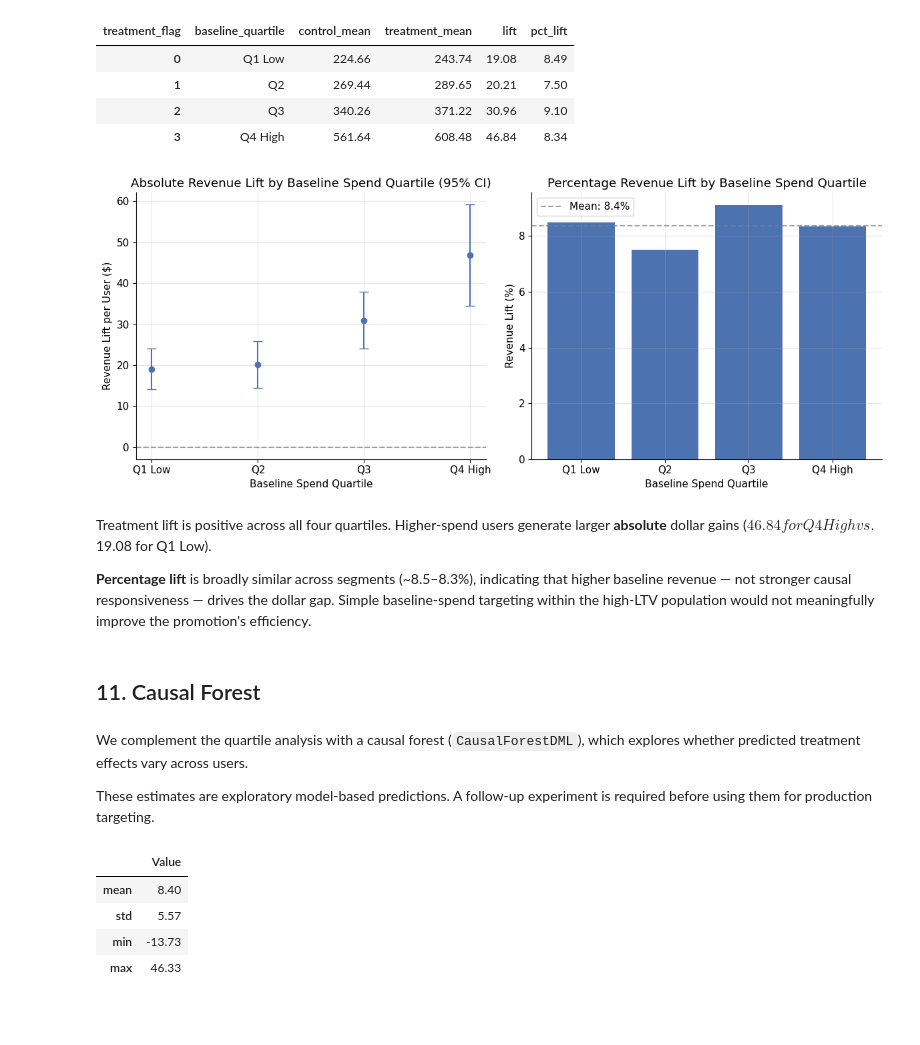
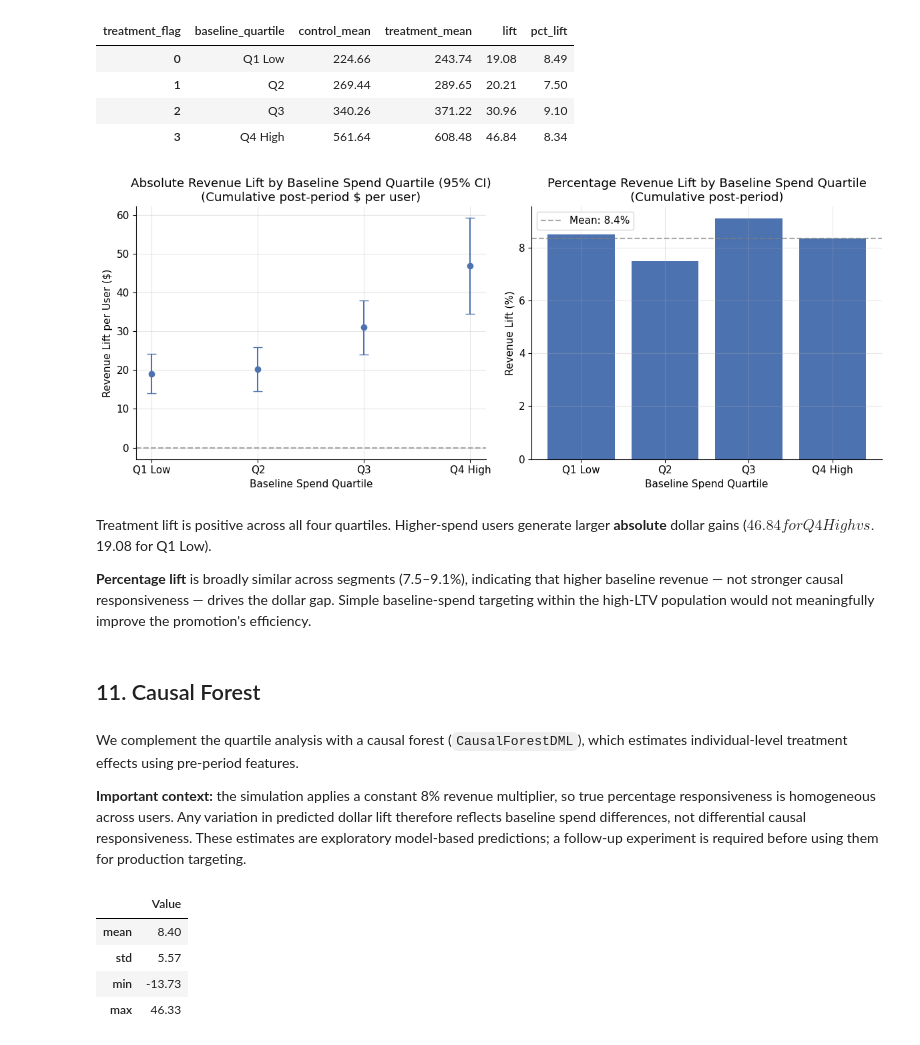
Before and after one commit to tcampayne/targeted-promotion-incrementality-experiment, a Jupyter notebook: analysis/02_inference.ipynb, the cells around one changed output. Drawn from its saved outputs; the diff is of its cells as text; code cells hidden in the pictures; blank space fills up the shorter version.

```diff
--- a/analysis/02_inference.ipynb
+++ b/analysis/02_inference.ipynb
@@ -817,36 +821,36 @@ treat_ci = hte_ci[hte_ci["treatment_flag"] == 1]
 lift_df = ctrl_ci[["baseline_quartile", "mean", "se"]].merge(
     treat_ci[["baseline_quartile", "mean", "se"]],
     on="baseline_quartile", suffixes=("_control", "_treat"),
 )
 lift_df["lift"]    = lift_df["mean_treat"] - lift_df["mean_control"]
 lift_df["se_lift"] = np.sqrt(lift_df["se_control"] ** 2 + lift_df["se_treat"] ** 2)
 lift_df["ci_low"]  = lift_df["lift"] - 1.96 * lift_df["se_lift"]
 lift_df["ci_high"] = lift_df["lift"] + 1.96 * lift_df["se_lift"]
 
 fig, axes = plt.subplots(1, 2, figsize=(12, 5))
 
 axes[0].errorbar(
     lift_df["baseline_quartile"], lift_df["lift"],
     yerr=1.96 * lift_df["se_lift"],
     fmt="o", capsize=5, color="#4C72B0",
 )
 axes[0].axhline(0, linestyle="--", color="gray", alpha=0.7)
-axes[0].set_title("Absolute Revenue Lift by Baseline Spend Quartile (95% CI)")
+axes[0].set_title("Absolute Revenue Lift by Baseline Spend Quartile (95% CI)\n(Cumulative post-period $ per user)")
 axes[0].set_xlabel("Baseline Spend Quartile")
 axes[0].set_ylabel("Revenue Lift per User ($)")
 
 axes[1].bar(hte_summary["baseline_quartile"], hte_summary["pct_lift"], color="#4C72B0")
 axes[1].axhline(hte_summary["pct_lift"].mean(), linestyle="--", color="gray", alpha=0.7,
                 label=f"Mean: {hte_summary['pct_lift'].mean():.1f}%")
-axes[1].set_title("Percentage Revenue Lift by Baseline Spend Quartile")
+axes[1].set_title("Percentage Revenue Lift by Baseline Spend Quartile\n(Cumulative post-period)")
 axes[1].set_xlabel("Baseline Spend Quartile")
 axes[1].set_ylabel("Revenue Lift (%)")
 axes[1].legend()
 
 plt.tight_layout()
 plt.show()
 # %% [output]
-[figure, old version]
+[figure, new version]
 # %%
 q4_lift = hte_summary.loc[hte_summary["baseline_quartile"] == "Q4 High", "lift"].values[0]
 q1_lift = hte_summary.loc[hte_summary["baseline_quartile"] == "Q1 Low",  "lift"].values[0]
@@ -856,7 +860,7 @@ q1_pct  = hte_summary.loc[hte_summary["baseline_quartile"] == "Q1 Low",  "pct_li
 display(Markdown(f"""
 Treatment lift is positive across all four quartiles. Higher-spend users generate larger **absolute** dollar gains (${q4_lift:.2f} for Q4 High vs. ${q1_lift:.2f} for Q1 Low).
 
-**Percentage lift** is broadly similar across segments (~{q1_pct:.1f}–{q4_pct:.1f}%), indicating that higher baseline
+**Percentage lift** is broadly similar across segments ({hte_summary["pct_lift"].min():.1f}–{hte_summary["pct_lift"].max():.1f}%), indicating that higher baseline
 revenue — not stronger causal responsiveness — drives the dollar gap. Simple baseline-spend targeting
 within the high-LTV population would not meaningfully improve the promotion's efficiency.
 """))
@@ -864,17 +868,19 @@ within the high-LTV population would not meaningfully improve the promotion's ef
 
 Treatment lift is positive across all four quartiles. Higher-spend users generate larger **absolute** dollar gains ($46.84 for Q4 High vs. $19.08 for Q1 Low).
 
-**Percentage lift** is broadly similar across segments (~8.5–8.3%), indicating that higher baseline
+**Percentage lift** is broadly similar across segments (7.5–9.1%), indicating that higher baseline
 revenue — not stronger causal responsiveness — drives the dollar gap. Simple baseline-spend targeting
 within the high-LTV population would not meaningfully improve the promotion's efficiency.
 # %% [markdown]
 ## 11. Causal Forest
 # %% [markdown]
-We complement the quartile analysis with a causal forest (`CausalForestDML`), which explores
-whether predicted treatment effects vary across users.
+We complement the quartile analysis with a causal forest (`CausalForestDML`), which estimates
+individual-level treatment effects using pre-period features.
 
-These estimates are exploratory model-based predictions. A follow-up experiment is required before
-using them for production targeting.
+**Important context:** the simulation applies a constant 8% revenue multiplier, so true percentage
+responsiveness is homogeneous across users. Any variation in predicted dollar lift therefore reflects
+baseline spend differences, not differential causal responsiveness. These estimates are exploratory
+model-based predictions; a follow-up experiment is required before using them for production targeting.
 # %%
 cf_df = panel_df.copy()
 cf_df["pre_post_flag"] = cf_df["pre_post_flag"].astype(str).str.strip().str.lower()
```
Also changed, not shown: parts of 18 cells of this notebook, 2 other files.
